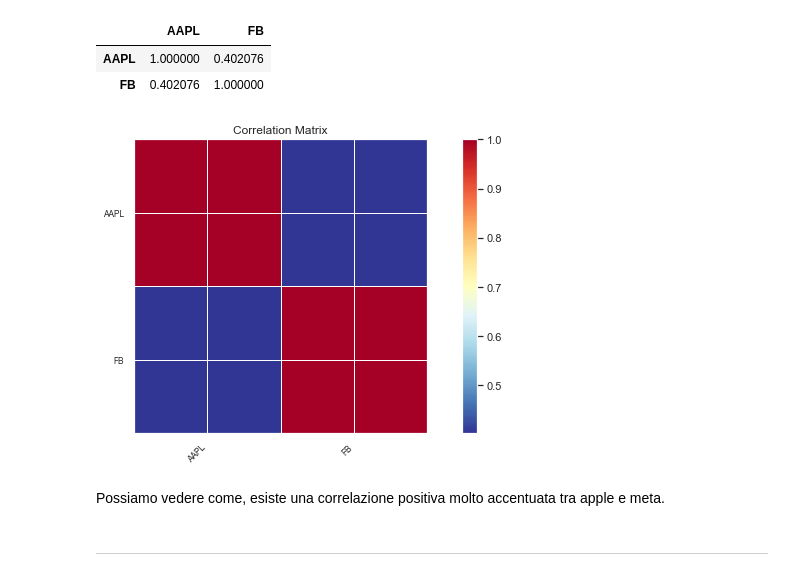
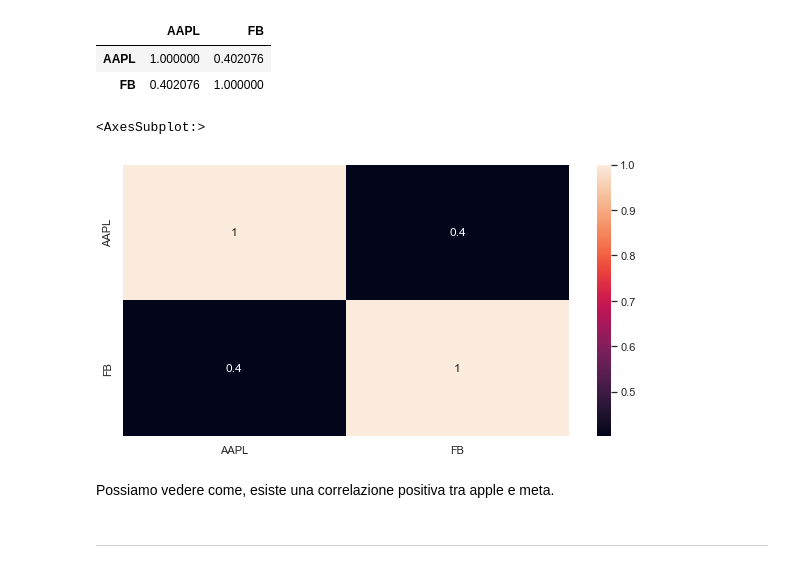
Before and after one commit to Simonotos/BusinessProject, a Jupyter notebook: BusinessProject.ipynb, the cells around one changed output. Cells and saved outputs as stored; diff of their text form; code cells hidden in the pictures.

```diff
--- a/BusinessProject.ipynb
+++ b/BusinessProject.ipynb
@@ -327,14 +328,13 @@ correlation
 | AAPL | 1.000000 | 0.402076 |
 | FB | 0.402076 | 1.000000 |
 # %%
-from statsmodels import api as sm
-
-sm.graphics.plot_corr(correlation,xnames=list(correlation.columns))
-plt.show()
+sns.set(rc ={'figure.figsize' : (10, 5)})
+sns.heatmap(correlation, annot=True)
 # %% [output]
+<AxesSubplot:>
-[figure, old version]
+[figure, new version]
 # %% [markdown]
-Possiamo vedere come, esiste una correlazione positiva molto accentuata tra apple e meta.
+Possiamo vedere come, esiste una correlazione positiva tra apple e meta.
 # %% [markdown]
 _______________________________________________________________________________________________________________________________
 # %%
```
Also changed, not shown: parts of 48 cells of this notebook, 1 other file.
